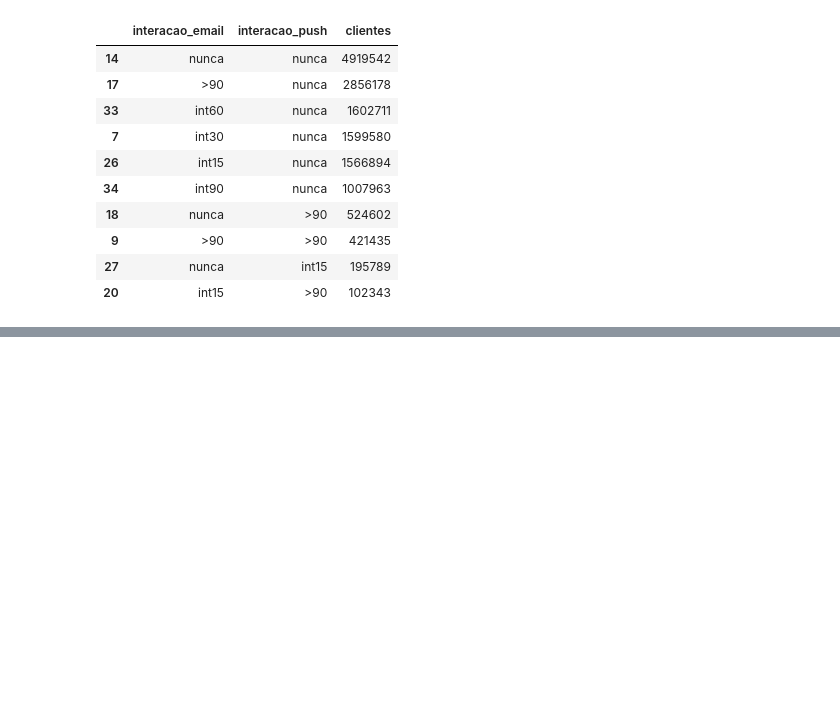
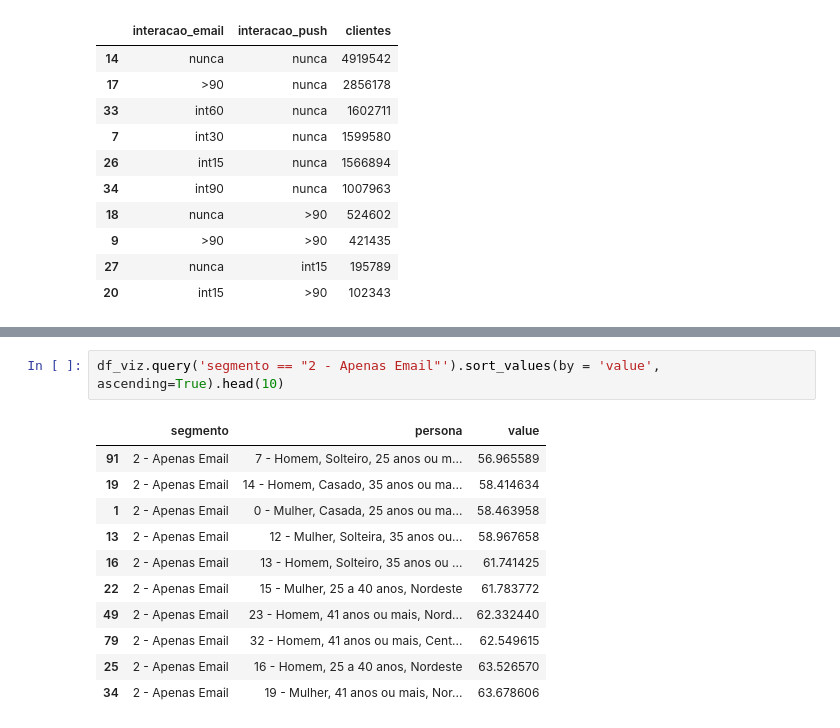
Before and after one commit to FlaviaCostaWill/diretorio_trabalho, a Jupyter notebook: Canais contato/202308 - Analise de canais de contato.ipynb, the cells around one changed output, grey strips where cells are left out. Drawn from its saved outputs; the diff is of its cells as text; blank space fills up the shorter version.

```diff
--- a/Canais contato/202308 - Analise de canais de contato.ipynb
+++ b/Canais contato/202308 - Analise de canais de contato.ipynb
@@ -183,0 +274,14 @@ plt.show()
+# %%
+df_viz.query('segmento == "2 - Apenas Email"').sort_values(by = 'value', ascending=True).head(10)
+# %% [output]
+|  | segmento | persona | value |
+| 91 | 2 - Apenas Email | 7 - Homem, Solteiro, 25 anos ou m... | 56.965589 |
+| 19 | 2 - Apenas Email | 14 - Homem, Casado, 35 anos ou ma... | 58.414634 |
+| 1 | 2 - Apenas Email | 0 - Mulher, Casada, 25 anos ou ma... | 58.463958 |
+| 13 | 2 - Apenas Email | 12 - Mulher, Solteira, 35 anos ou... | 58.967658 |
+| 16 | 2 - Apenas Email | 13 - Homem, Solteiro, 35 anos ou ... | 61.741425 |
+| 22 | 2 - Apenas Email | 15 - Mulher, 25 a 40 anos, Nordeste | 61.783772 |
+| 49 | 2 - Apenas Email | 23 - Homem, 41 anos ou mais, Nord... | 62.332440 |
+| 79 | 2 - Apenas Email | 32 - Homem, 41 anos ou mais, Cent... | 62.549615 |
+| 25 | 2 - Apenas Email | 16 - Homem, 25 a 40 anos, Nordeste | 63.526570 |
+| 34 | 2 - Apenas Email | 19 - Mulher, 41 anos ou mais, Nor... | 63.678606 |
```
Also changed, not shown: parts of 15 cells of this notebook, 2 other files.
